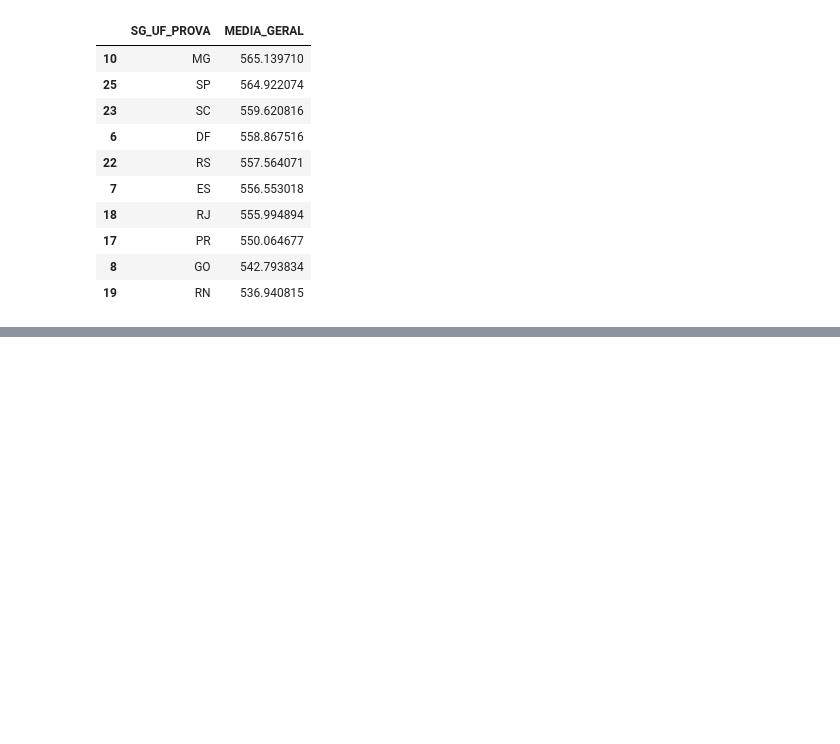
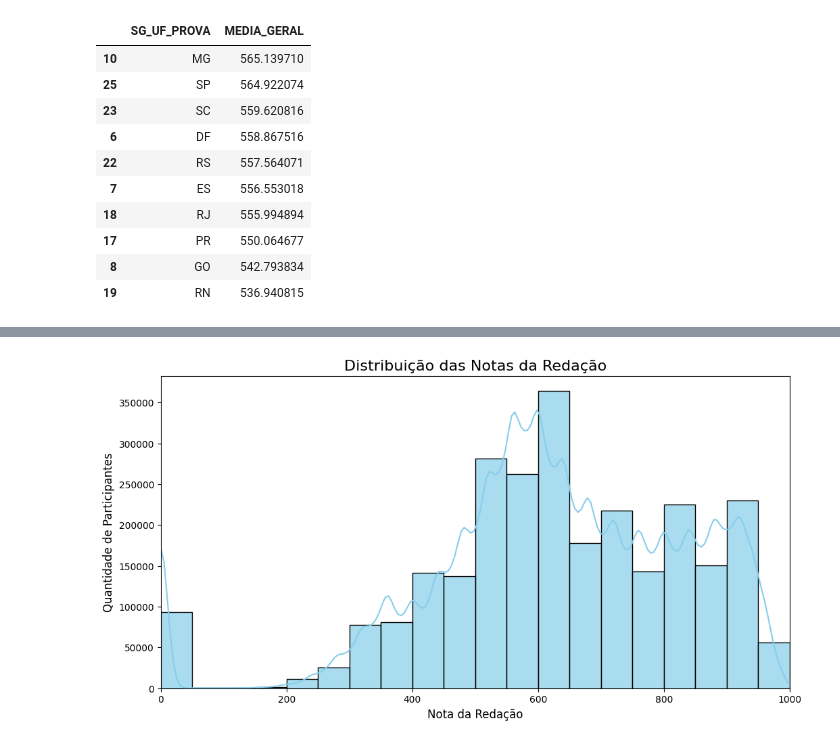
Before and after one commit to MariaGabiXavier/projeto-dashboard, a Jupyter notebook: notebooks/projeto_final.ipynb, the cells around one changed output, grey strips where cells are left out. Saved outputs shown, nothing was run; the diff lists cells and outputs as text; code cells hidden in the pictures; blank space fills up the shorter version.

```diff
--- a/notebooks/projeto_final.ipynb
+++ b/notebooks/projeto_final.ipynb
@@ -363,0 +447,22 @@ df_final.to_csv('../dados/enem_transformado.csv', index=False)
+# %%
+#Gráfico de distribuição das médias gerais
+plt.figure(figsize=(12,6))
+
+sns.histplot(
+    df_final['NU_NOTA_REDACAO'],
+    bins=20,
+    kde=True,
+    color='skyblue',
+    edgecolor='black',
+    alpha=0.7,
+)
+
+plt.title('Distribuição das Notas da Redação', fontsize=16)
+plt.xlabel('Nota da Redação', fontsize=12)
+plt.ylabel('Quantidade de Participantes', fontsize=12)
+
+plt.xlim(0, 1000)
+
+plt.show()
+# %% [output]
+[figure, added]
```
Also changed, not shown: parts of 15 cells of this notebook.
